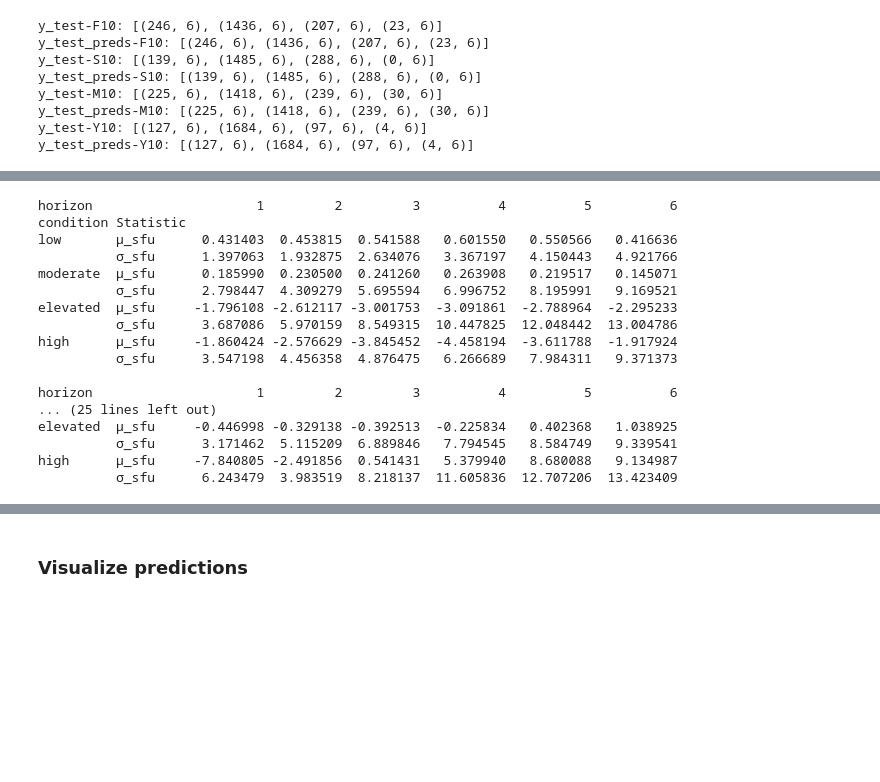
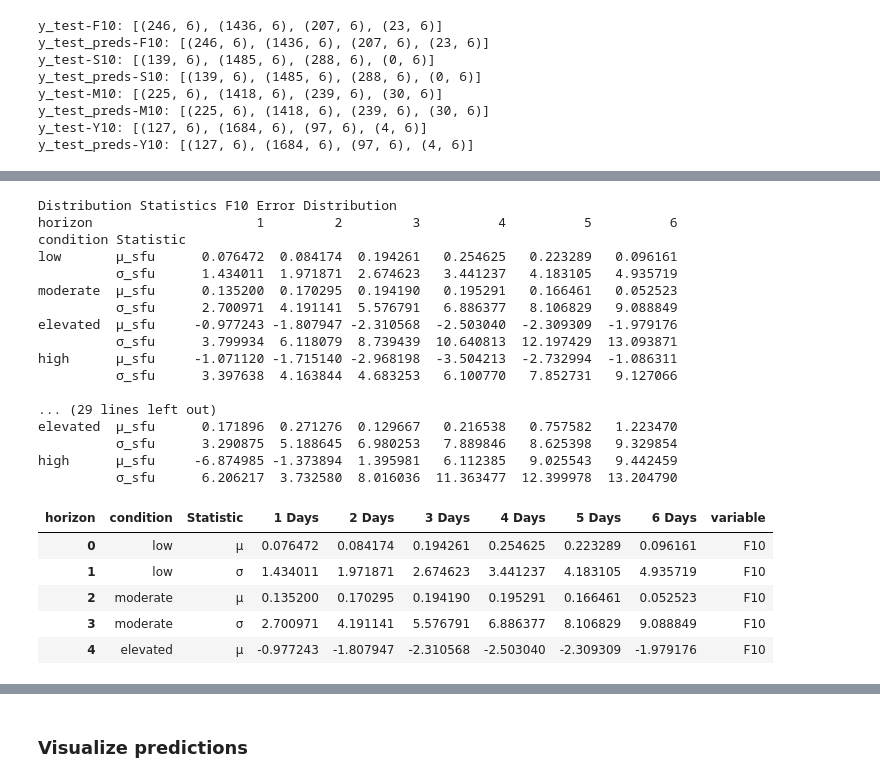
Before and after one commit to ARCLab-MIT/SW-Transformers-Forecaster-Framework, a Jupyter notebook: dev_nbs/training.ipynb, the cells around one changed output, grey strips where cells are left out. Drawn from its saved outputs; the diff is of its cells as text; code cells hidden in the pictures; blank space fills up the shorter version.

```diff
--- a/dev_nbs/training.ipynb
+++ b/dev_nbs/training.ipynb
@@ -502,10 +520,9 @@ df_results.head(10)
 # Columns: | Condition | Statistics | 1 Day | 2 Days | 3 Days | ... | {{horizon}} Days,
 # where condition is the variable and the solar activity level, and statistics
 # is the mean (column mean_fe) and the standard deviation (std_fe) of the forecast error.
-for var in data_columns:
-    df_var = df_results[df_results['variable'] == var].drop(columns=['variable',
-                                                                     'µ_percent',
-                                                                     'σ_percent'])
+for i, var in enumerate(data_columns_fcst):
+    df_var = df_results[df_results['variable'] == var]
+
     df_var = df_var.melt(id_vars=['condition', 'horizon'],
                          value_vars=['µ_sfu', 'σ_sfu'],
                          var_name='Statistic')
@@ -518,22 +535,46 @@ for var in data_columns:
                           columns='horizon',
                           values='value')
     # pretty print, and separate with a blank line
-    print(df_var.to_string(), '\n')
+    print(f'Distribution Statistics {var} Error Distribution \n{df_var.to_string()}\n')
+    df_var['variable'] = var
+    # Concat df_var into a single dataframe
+    if i == 0:
+        df_results_ours = df_var
+    else:
+        df_results_ours = pd.concat([df_results_ours, df_var])
 # %% [output]
+Distribution Statistics F10 Error Distribution
 horizon                     1         2         3          4          5          6
 condition Statistic
-low       µ_sfu      0.431403  0.453815  0.541588   0.601550   0.550566   0.416636
-          σ_sfu      1.397063  1.932875  2.634076   3.367197   4.150443   4.921766
-moderate  µ_sfu      0.185990  0.230500  0.241260   0.263908   0.219517   0.145071
-          σ_sfu      2.798447  4.309279  5.695594   6.996752   8.195991   9.169521
-elevated  µ_sfu     -1.796108 -2.612117 -3.001753  -3.091861  -2.788964  -2.295233
-          σ_sfu      3.687086  5.970159  8.549315  10.447825  12.048442  13.004786
-high      µ_sfu     -1.860424 -2.576629 -3.845452  -4.458194  -3.611788  -1.917924
-          σ_sfu      3.547198  4.456358  4.876475   6.266689   7.984311   9.371373
+low       µ_sfu      0.076472  0.084174  0.194261   0.254625   0.223289   0.096161
+          σ_sfu      1.434011  1.971871  2.674623   3.441237   4.183105   4.935719
+moderate  µ_sfu      0.135200  0.170295  0.194190   0.195291   0.166461   0.052523
+          σ_sfu      2.700971  4.191141  5.576791   6.886377   8.106829   9.088849
+elevated  µ_sfu     -0.977243 -1.807947 -2.310568  -2.503040  -2.309309  -1.979176
+          σ_sfu      3.799934  6.118079  8.739439  10.640813  12.197429  13.093871
+high      µ_sfu     -1.071120 -1.715140 -2.968198  -3.504213  -2.732994  -1.086311
+          σ_sfu      3.397638  4.163844  4.683253   6.100770   7.852731   9.127066
 
-horizon                     1         2         3          4          5          6
-... (25 lines left out)
-elevated  µ_sfu     -0.446998 -0.329138 -0.392513  -0.225834   0.402368   1.038925
-          σ_sfu      3.171462  5.115209  6.889846   7.794545   8.584749   9.339541
-high      µ_sfu     -7.840805 -2.491856  0.541431   5.379940   8.680088   9.134987
-          σ_sfu      6.243479  3.983519  8.218137  11.605836  12.707206  13.423409
+... (29 lines left out)
+elevated  µ_sfu      0.171896  0.271276  0.129667   0.216538   0.757582   1.223470
+          σ_sfu      3.290875  5.188645  6.980253   7.889846   8.625398   9.329854
+high      µ_sfu     -6.874985 -1.373894  1.395981   6.112385   9.025543   9.442459
+          σ_sfu      6.206217  3.732580  8.016036  11.363477  12.399978  13.204790
+# %%
+# Rename the columns of the dataframe with the results of our model, so that they
+# have the same name as the columns of the dataframe with the results of the paper
+# Use a loop
+for i in range(1, config.horizon+1):
+    df_results_ours.rename(columns={i: f"{i} Days"}, inplace=True)
+df_results_ours.reset_index(inplace=True)
+
+# Rename the Statistic 'µ_sfu' to just 'µ' and 'σ_sfu' to 'σ'
+df_results_ours['Statistic'] = df_results_ours['Statistic'].str.replace('_sfu', '')
+df_results_ours.head()
+# %% [output]
+| horizon | condition | Statistic | 1 Days | 2 Days | 3 Days | 4 Days | 5 Days | 6 Days | variable |
+| 0 | low | µ | 0.076472 | 0.084174 | 0.194261 | 0.254625 | 0.223289 | 0.096161 | F10 |
+| 1 | low | σ | 1.434011 | 1.971871 | 2.674623 | 3.441237 | 4.183105 | 4.935719 | F10 |
+| 2 | moderate | µ | 0.135200 | 0.170295 | 0.194190 | 0.195291 | 0.166461 | 0.052523 | F10 |
+| 3 | moderate | σ | 2.700971 | 4.191141 | 5.576791 | 6.886377 | 8.106829 | 9.088849 | F10 |
+| 4 | elevated | µ | -0.977243 | -1.807947 | -2.310568 | -2.503040 | -2.309309 | -1.979176 | F10 |
```
Also changed, not shown: parts of 24 cells of this notebook, 5 other files.
